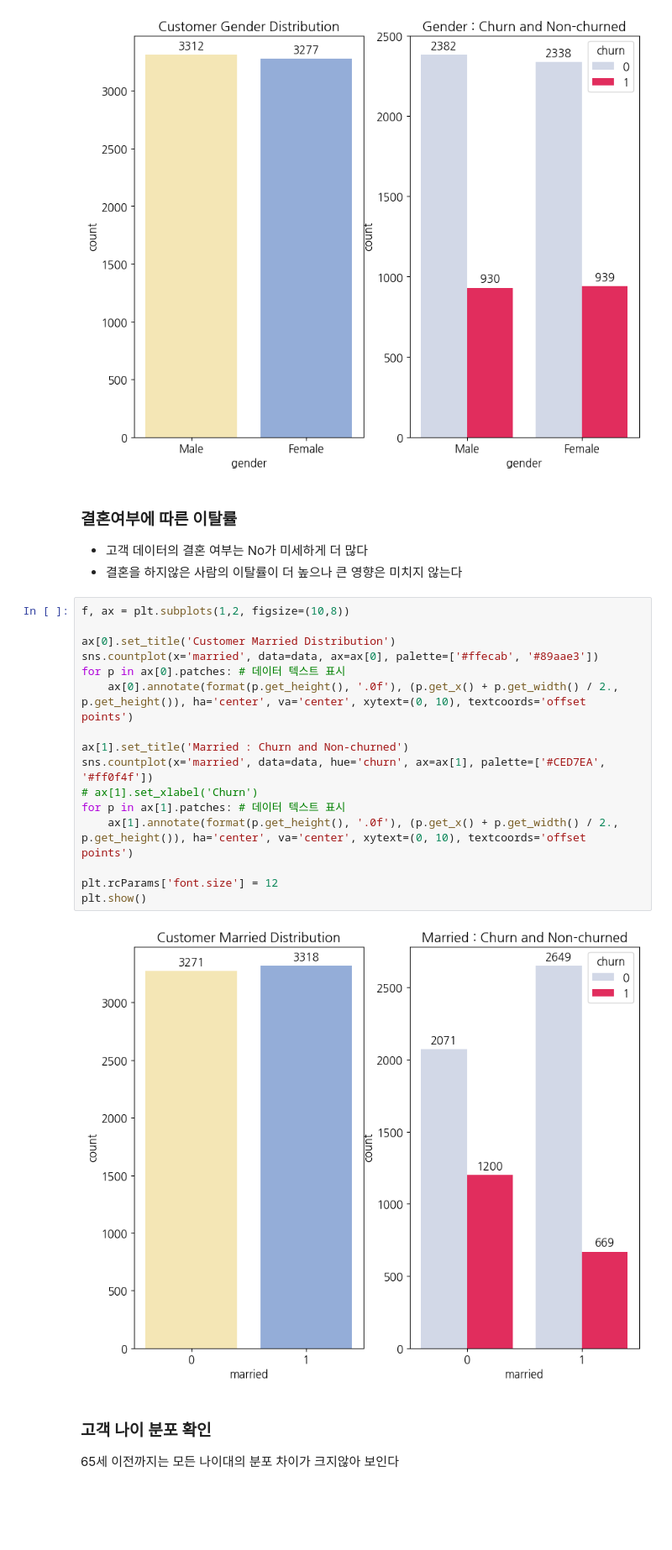
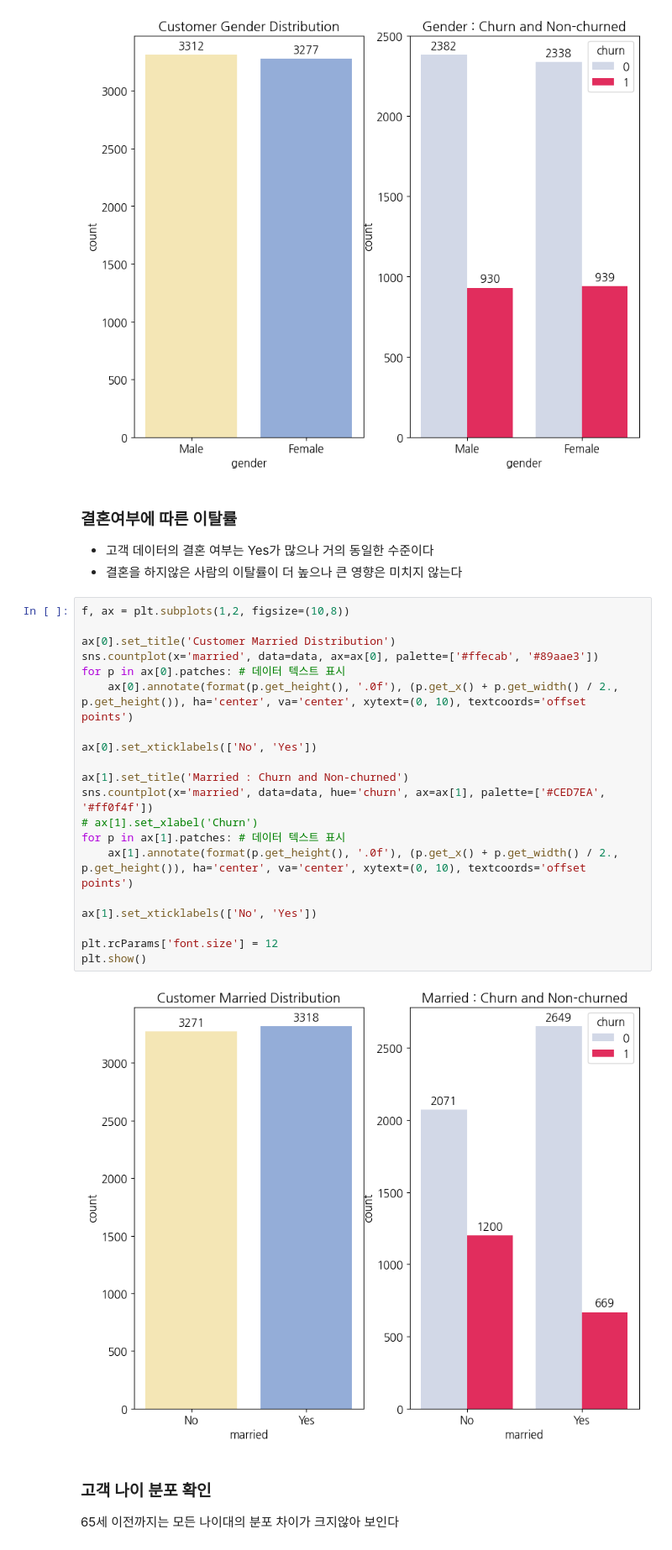
Before and after one commit to skywalker221-Minsoo/-DS-_ZeroBase_ML_Project, a Jupyter notebook: dataset_1_team/dataset_1team.ipynb, the cells around one changed output. Shown at 84% size. Cells and saved outputs as stored; diff of their text form; blank space fills up the shorter version.

```diff
--- a/dataset_1_team/dataset_1team.ipynb
+++ b/dataset_1_team/dataset_1team.ipynb
@@ -230,26 +230,30 @@ plt.show()
 [figure]
 # %% [markdown]
 ### 결혼여부에 따른 이탈률
-- 고객 데이터의 결혼 여부는 No가 미세하게 더 많다
+- 고객 데이터의 결혼 여부는 Yes가 많으나 거의 동일한 수준이다
 - 결혼을 하지않은 사람의 이탈률이 더 높으나 큰 영향은 미치지 않는다
 # %%
 f, ax = plt.subplots(1,2, figsize=(10,8))
 
 ax[0].set_title('Customer Married Distribution')
 sns.countplot(x='married', data=data, ax=ax[0], palette=['#ffecab', '#89aae3'])
 for p in ax[0].patches: # 데이터 텍스트 표시
     ax[0].annotate(format(p.get_height(), '.0f'), (p.get_x() + p.get_width() / 2., p.get_height()), ha='center', va='center', xytext=(0, 10), textcoords='offset points')
 
+ax[0].set_xticklabels(['No', 'Yes'])
+
 ax[1].set_title('Married : Churn and Non-churned')
 sns.countplot(x='married', data=data, hue='churn', ax=ax[1], palette=['#CED7EA', '#ff0f4f'])
 # ax[1].set_xlabel('Churn')
 for p in ax[1].patches: # 데이터 텍스트 표시
     ax[1].annotate(format(p.get_height(), '.0f'), (p.get_x() + p.get_width() / 2., p.get_height()), ha='center', va='center', xytext=(0, 10), textcoords='offset points')
 
+ax[1].set_xticklabels(['No', 'Yes'])
+
 plt.rcParams['font.size'] = 12
 plt.show()
 # %% [output]
-[figure, old version]
+[figure, new version]
 # %% [markdown]
 ### 고객 나이 분포 확인
 65세 이전까지는 모든 나이대의 분포 차이가 크지않아 보인다
```
Also changed, not shown: parts of 1 cell of this notebook.
